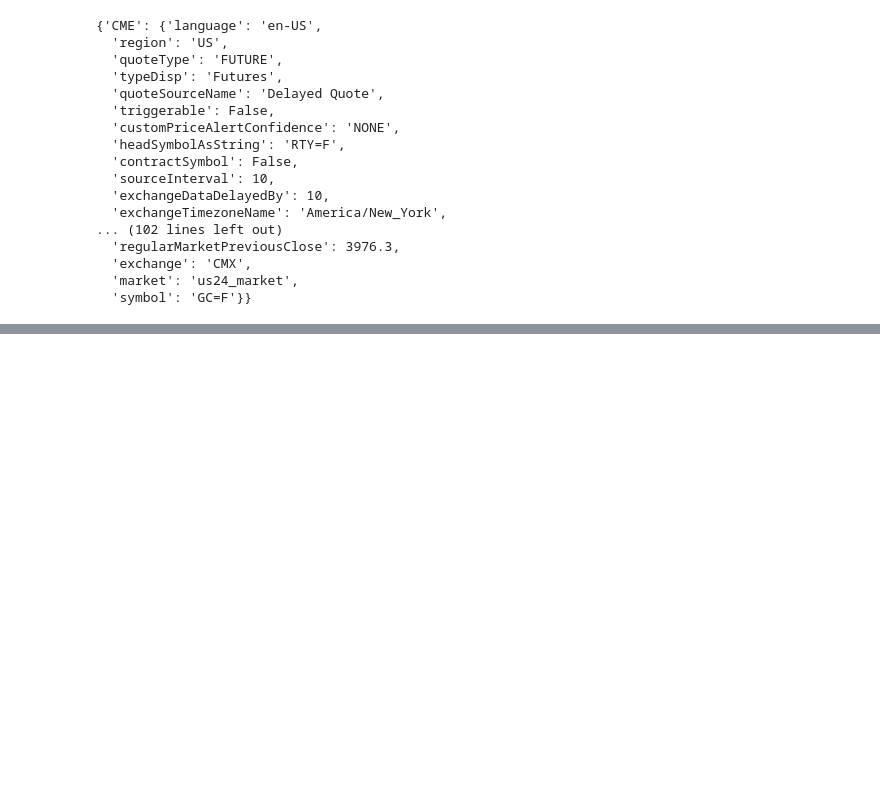
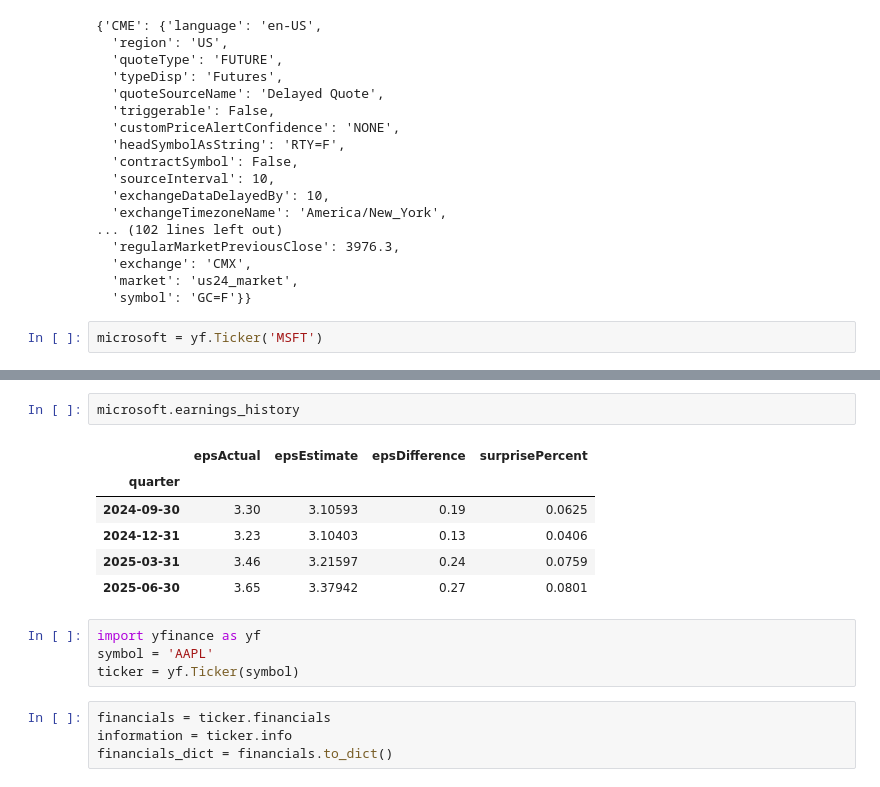
Before and after one commit to Archbaer/cupcake_mononoke, a Jupyter notebook: src/mononoke/notebooks/research.ipynb, the cells around one changed output, grey strips where cells are left out. Cells and saved outputs as stored; diff of their text form; blank space fills up the shorter version.

```diff
--- a/src/mononoke/notebooks/research.ipynb
+++ b/src/mononoke/notebooks/research.ipynb
@@ -345,3 +345,5 @@ US: Failed to update market status
   'exchange': 'CMX',
   'market': 'us24_market',
   'symbol': 'GC=F'}}
+# %%
+microsoft = yf.Ticker('MSFT')
@@ -347,0 +370,17 @@ US: Failed to update market status
+# %%
+microsoft.earnings_history
+# %% [output]
+|  | epsActual | epsEstimate | epsDifference | surprisePercent |
+| quarter |  |  |  |  |
+| 2024-09-30 | 3.30 | 3.10593 | 0.19 | 0.0625 |
+| 2024-12-31 | 3.23 | 3.10403 | 0.13 | 0.0406 |
+| 2025-03-31 | 3.46 | 3.21597 | 0.24 | 0.0759 |
+| 2025-06-30 | 3.65 | 3.37942 | 0.27 | 0.0801 |
+# %%
+import yfinance as yf
+symbol = 'AAPL'
+ticker = yf.Ticker(symbol)
+# %%
+financials = ticker.financials
+information = ticker.info
+financials_dict = financials.to_dict()
```
Also changed, not shown: parts of 14 cells of this notebook, 2 other files.
